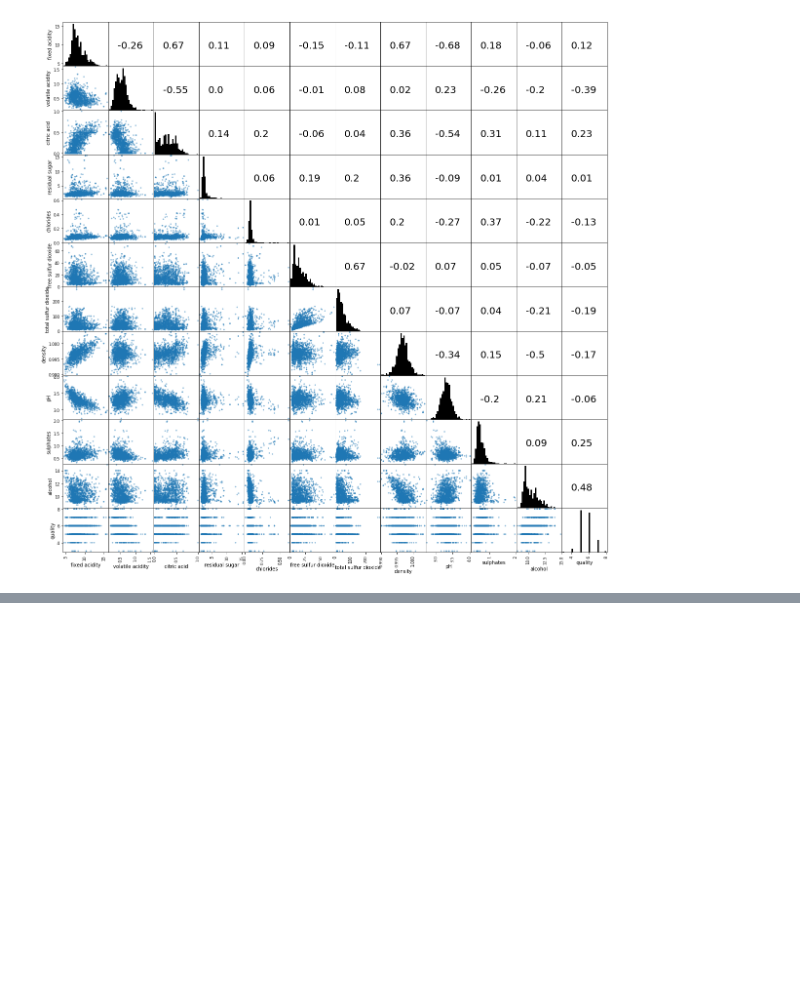
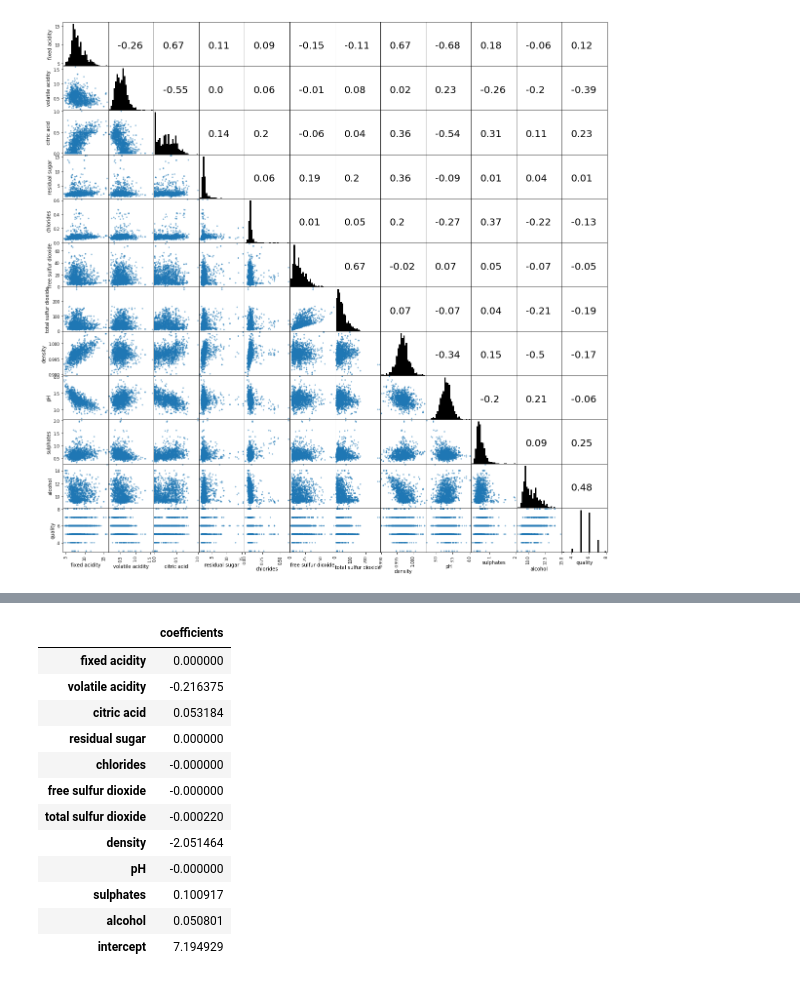
Before and after one commit to sumaanyu/Some-Regression-and-Classification-Projects, a Jupyter notebook: Project.ipynb, the cells around one changed output, grey strips where cells are left out. Cells and saved outputs as stored; diff of their text form; code cells hidden in the pictures; blank space fills up the shorter version.

```diff
--- a/Project.ipynb
+++ b/Project.ipynb
@@ -152,0 +166,5 @@ y = df.iloc[:,-1:]
+# %%
+alphas = 10**np.linspace(10,-2,100)*0.5
+ElasticCV = ElasticNetCV(alphas = alphas, normalize = True)
+ElasticCV.fit(X_train, y_train)
+ElasticCV.alpha_
@@ -152,0 +173,3 @@ y = df.iloc[:,-1:]
+# %%
+ElasticCV = ElasticNetCV(alphas = alphas, normalize = True)
+ElasticCV.fit(X, y)
@@ -152,0 +229,19 @@ y = df.iloc[:,-1:]
+# %%
+coefficients_array = np.append(ElasticCV.coef_, ElasticCV.intercept_)
+indices = np.append(X.columns,"intercept")
+coefficients = pd.DataFrame(coefficients_array,index = indices).rename(columns = {0: "coefficients"})
+coefficients
+# %% [output]
+|  | coefficients |
+| fixed acidity | 0.000000 |
+| volatile acidity | -0.216375 |
+| citric acid | 0.053184 |
+| residual sugar | 0.000000 |
+| chlorides | -0.000000 |
+| free sulfur dioxide | -0.000000 |
+| total sulfur dioxide | -0.000220 |
+| density | -2.051464 |
+| pH | -0.000000 |
+| sulphates | 0.100917 |
+| alcohol | 0.050801 |
+| intercept | 7.194929 |
```
Also changed, not shown: parts of 20 cells of this notebook.
